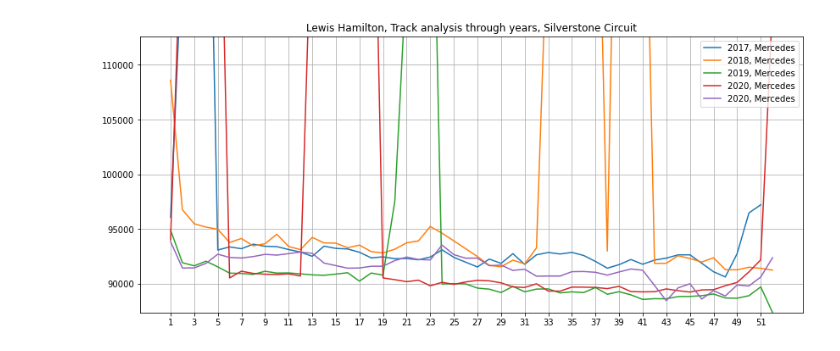
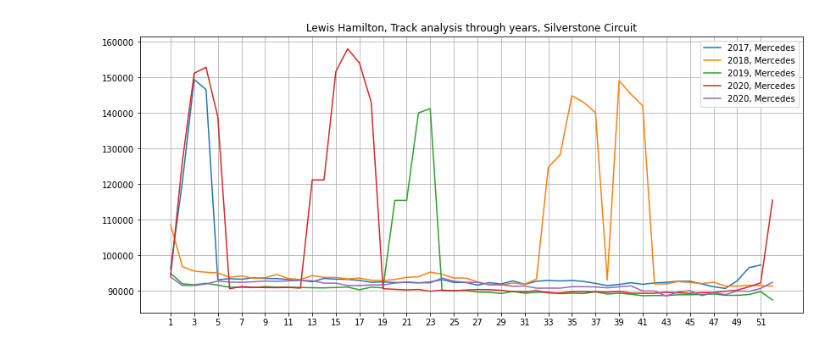
Before and after one commit to cnkndmr/formula1-data-analysis, a Jupyter notebook: src/03-driver_laptime_by_race.ipynb, the cells around one changed output. Saved outputs shown, nothing was run; the diff lists cells and outputs as text; code cells hidden in the pictures.

```diff
--- a/src/03-driver_laptime_by_race.ipynb
+++ b/src/03-driver_laptime_by_race.ipynb
@@ -28,35 +28,34 @@ plt.figure(figsize=(14, 6))
 
 ms_max, ms_min = [], []
 
 for raceId in races_df[races_df.circuitId == circuitId].sort_values("year").raceId.iloc[-5:]:
     race_df = lap_times_df[(lap_times_df.raceId == raceId) & (lap_times_df.driverId == driverId)].copy()
 
     pit_stop_df = pit_stops_df[(pit_stops_df.raceId == raceId) & (pit_stops_df.driverId == driverId)]
 
     for lap in pit_stop_df.lap:
-        race_df.loc[race_df.lap == lap + 1,'milliseconds'] = np.nan
-        mean_value = race_df.loc[race_df.lap.isin([lap, lap + 1, lap + 2])].milliseconds.mean()
-        race_df.loc[race_df.lap == lap + 1,'milliseconds'] = mean_value
+        race_df.loc[race_df.lap.isin([lap, lap + 1]),'milliseconds'] = np.nan
+        mean_value = race_df.loc[race_df.lap.isin([lap - 1, lap + 2])].milliseconds.mean()
+        race_df.loc[race_df.lap.isin([lap, lap + 1]),'milliseconds'] = mean_value
 
     ms_max.append(race_df.milliseconds.max())
     ms_min.append(race_df.milliseconds.min())
 
     race_year = str(races_df[races_df.raceId == raceId].year.iloc[0])
     constructorId = results_df[(results_df.raceId == raceId) & (results_df.driverId == driverId)].constructorId.iloc[0]
     constructor_name = constructors_df[constructors_df.constructorId == constructorId].name.iloc[0]
     label = race_year + ', ' + constructor_name
     plt.plot(race_df.lap,
              race_df.milliseconds,
              label = label)
 
-plt.ylim(pd.DataFrame(ms_min).min().iloc[0], 1.2 * pd.DataFrame(ms_max).min().iloc[0])
 plt.legend()
 driver_forename = drivers_df[drivers_df.driverRef == driverRef].forename.iloc[0]
 driver_surname = drivers_df[drivers_df.driverRef == driverRef].surname.iloc[0]
 circuit_name = circuits_df[circuits_df.circuitRef == circuitRef].name.iloc[0]
 plt.title(driver_forename + ' ' + driver_surname + ', Track analysis through years, ' + circuit_name)
 plt.grid()
 plt.xticks(np.arange(race_df["lap"].values.min(), race_df["lap"].values.max()+1, 2.0))
 plt.show()
 # %% [output]
-[figure, old version]
+[figure, new version]
```
